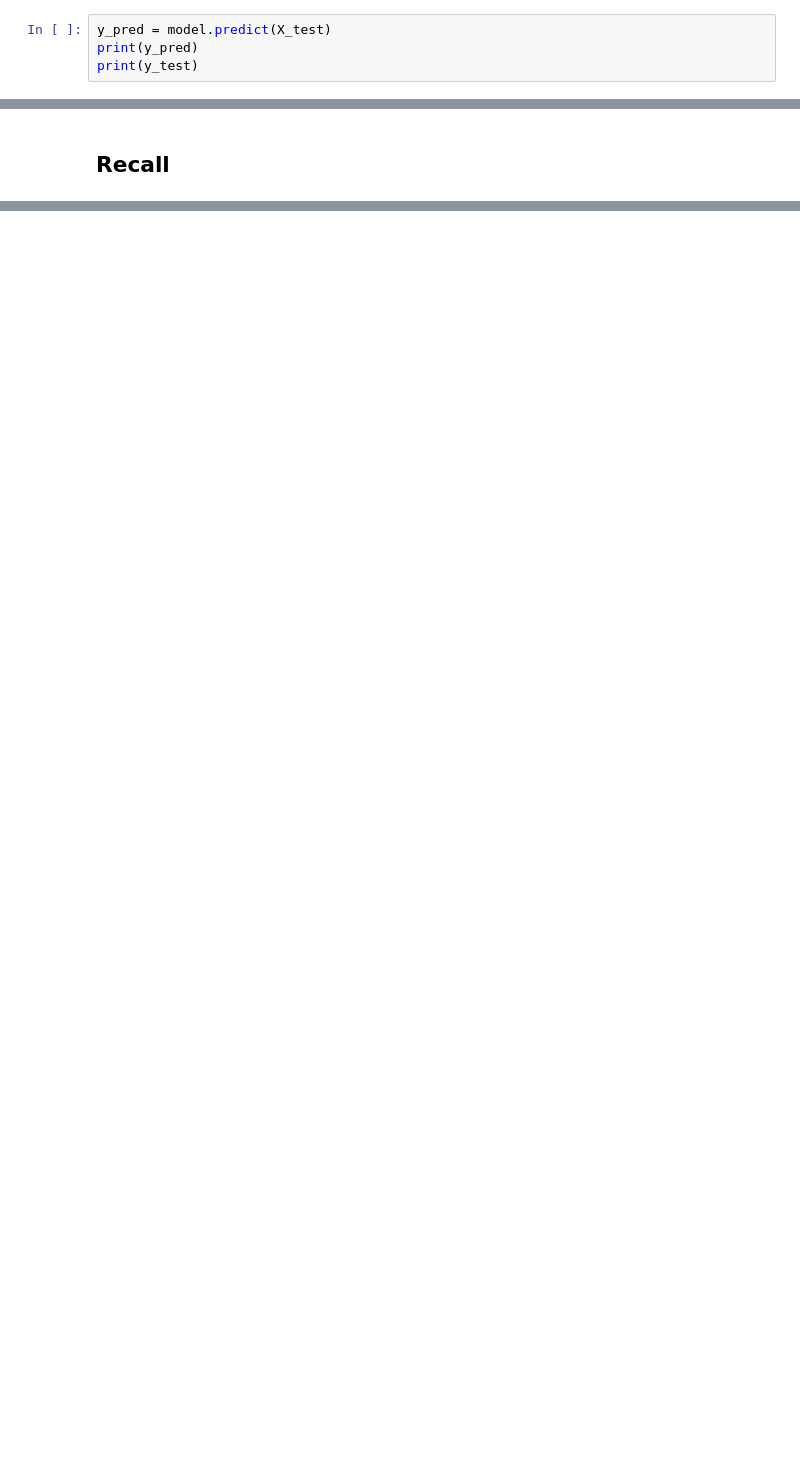
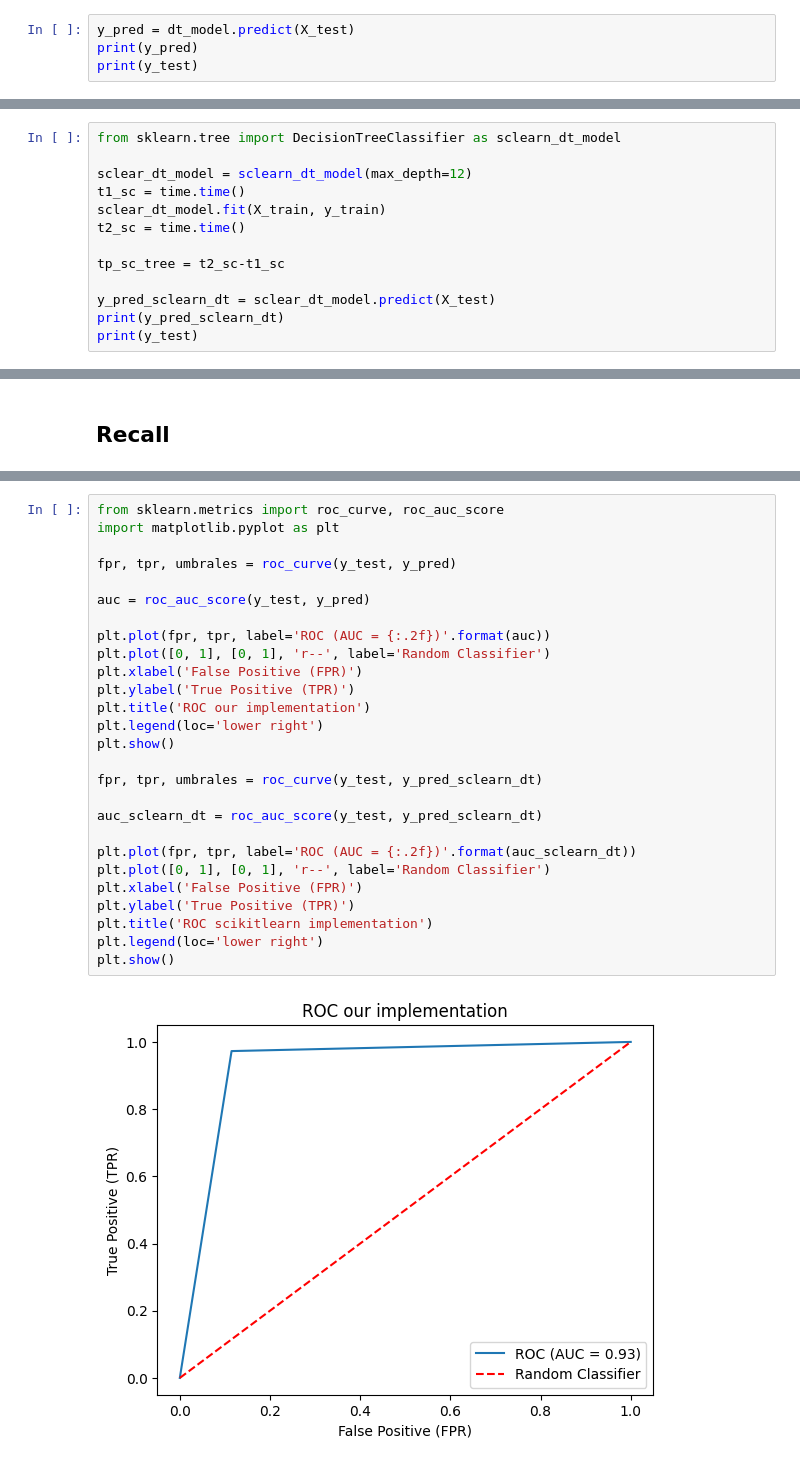
Before and after one commit to garza3333/RP_proyecto1, a Jupyter notebook: DT/dt.ipynb, the cells around one changed output, grey strips where cells are left out. Saved outputs shown, nothing was run; the diff lists cells and outputs as text; blank space fills up the shorter version.

Commit message:
feat(Metrics): All metrics added

```diff
--- a/DT/dt.ipynb
+++ b/DT/dt.ipynb
@@ -207,5 +214,5 @@ X_train.shape
 # %%
-y_pred = model.predict(X_test)
+y_pred = dt_model.predict(X_test)
 print(y_pred)
 print(y_test)
 # %% [output]
@@ -212,0 +229,13 @@ AttributeError: 'NoneType' object has no attribute 'get'
+# %%
+from sklearn.tree import DecisionTreeClassifier as sclearn_dt_model
+
+sclear_dt_model = sclearn_dt_model(max_depth=12)
+t1_sc = time.time()
+sclear_dt_model.fit(X_train, y_train)
+t2_sc = time.time()
+
+tp_sc_tree = t2_sc-t1_sc
+
+y_pred_sclearn_dt = sclear_dt_model.predict(X_test)
+print(y_pred_sclearn_dt)
+print(y_test)
@@ -227,0 +348,29 @@ score(y_pred, y_test)
+# %%
+from sklearn.metrics import roc_curve, roc_auc_score
+import matplotlib.pyplot as plt
+
+fpr, tpr, umbrales = roc_curve(y_test, y_pred)
+
+auc = roc_auc_score(y_test, y_pred)
+
+plt.plot(fpr, tpr, label='ROC (AUC = {:.2f})'.format(auc))
+plt.plot([0, 1], [0, 1], 'r--', label='Random Classifier')
+plt.xlabel('False Positive (FPR)')
+plt.ylabel('True Positive (TPR)')
+plt.title('ROC our implementation')
+plt.legend(loc='lower right')
+plt.show()
+
+fpr, tpr, umbrales = roc_curve(y_test, y_pred_sclearn_dt)
+
+auc_sclearn_dt = roc_auc_score(y_test, y_pred_sclearn_dt)
+
+plt.plot(fpr, tpr, label='ROC (AUC = {:.2f})'.format(auc_sclearn_dt))
+plt.plot([0, 1], [0, 1], 'r--', label='Random Classifier')
+plt.xlabel('False Positive (FPR)')
+plt.ylabel('True Positive (TPR)')
+plt.title('ROC scikitlearn implementation')
+plt.legend(loc='lower right')
+plt.show()
+# %% [output]
+[figure, added]
```
Also changed, not shown: parts of 17 cells of this notebook.
